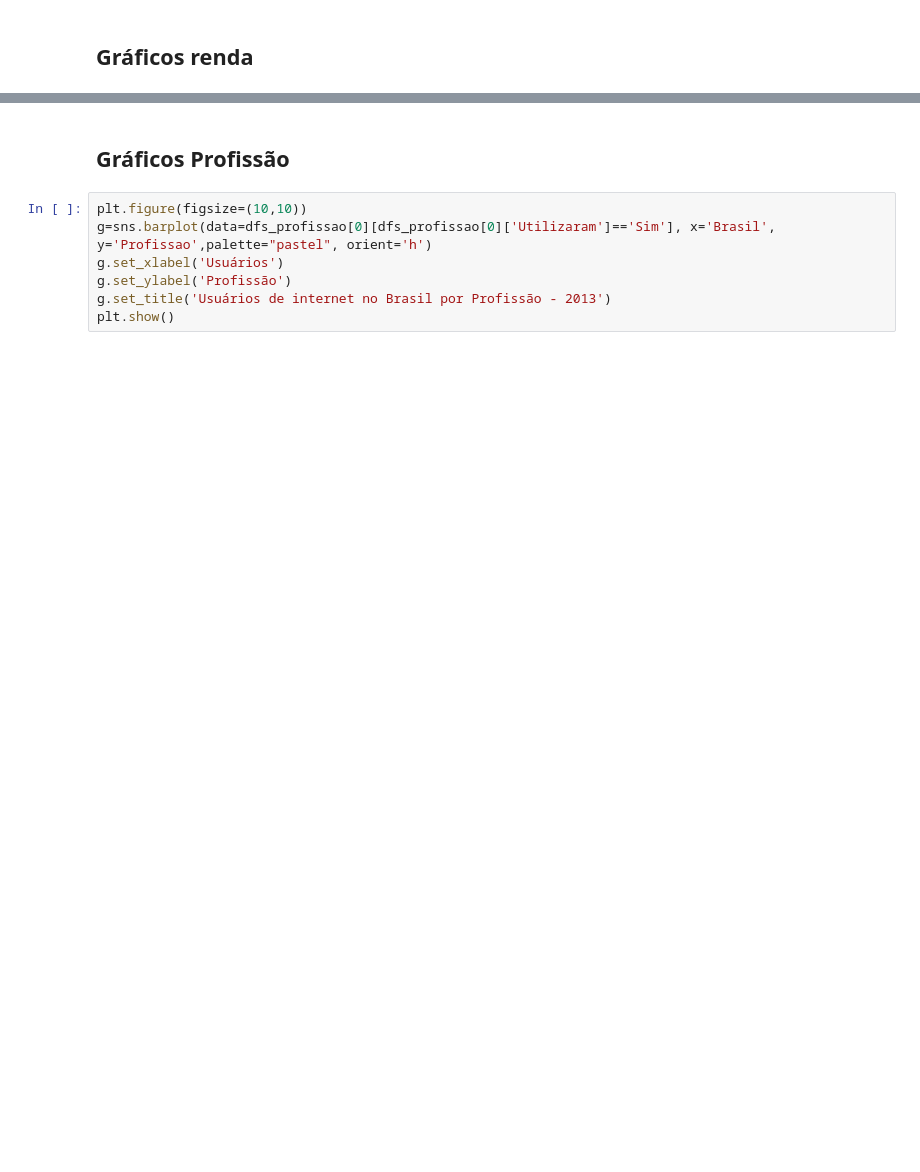
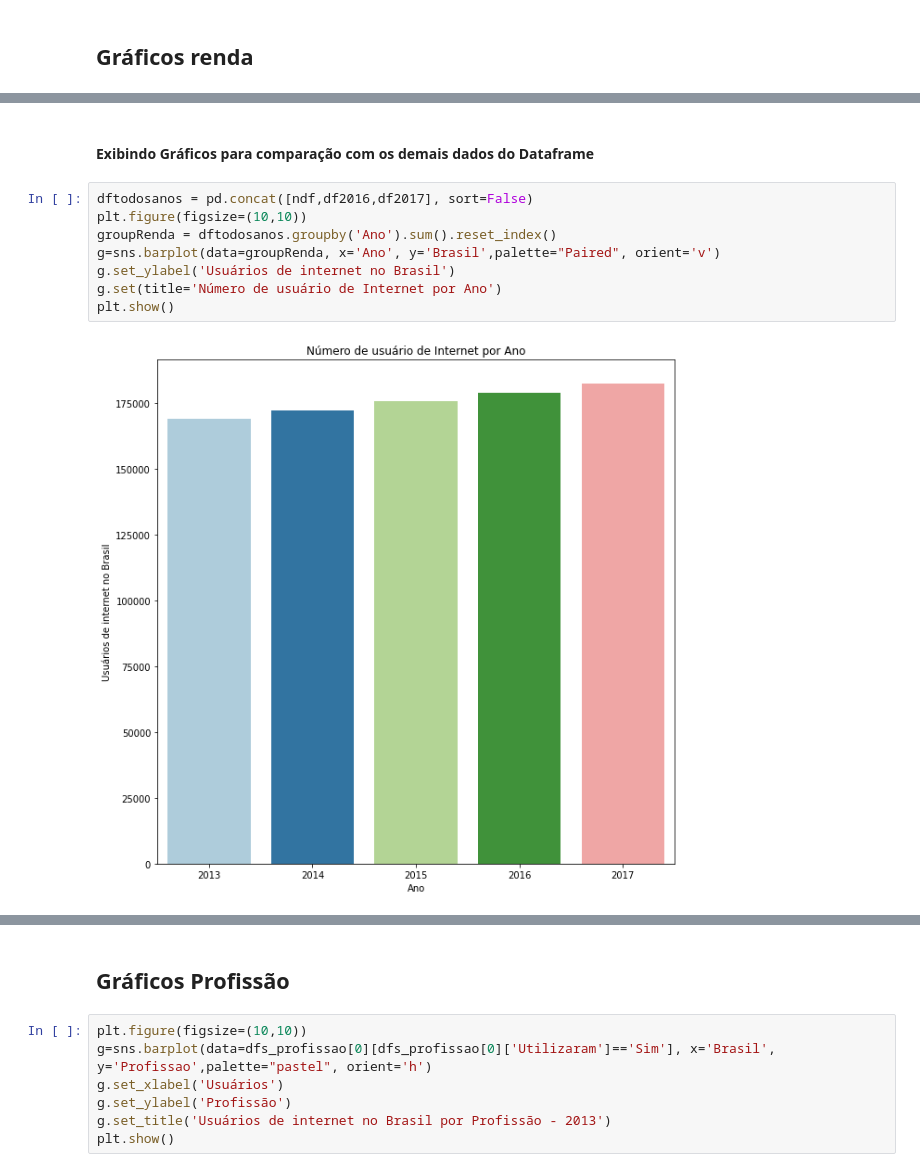
Before and after one commit to saulo-miranda/Projeto-CCF425-Acesso-a-internet-e-posse-de-celular, a Jupyter notebook: TPDADOS_pt2.ipynb, the cells around one changed output, grey strips where cells are left out. Drawn from its saved outputs; the diff is of its cells as text; blank space fills up the shorter version.

```diff
--- a/TPDADOS_pt2.ipynb
+++ b/TPDADOS_pt2.ipynb
@@ -1514,0 +1795,12 @@ plt.show()
+# %% [markdown]
+#### Exibindo Gráficos para comparação com os demais dados do Dataframe
+# %%
+dftodosanos = pd.concat([ndf,df2016,df2017], sort=False)
+plt.figure(figsize=(10,10))
+groupRenda = dftodosanos.groupby('Ano').sum().reset_index()
+g=sns.barplot(data=groupRenda, x='Ano', y='Brasil',palette="Paired", orient='v')
+g.set_ylabel('Usuários de internet no Brasil')
+g.set(title='Número de usuário de Internet por Ano')
+plt.show()
+# %% [output]
+[figure, added]
```
Also changed, not shown: parts of 63 cells of this notebook.
